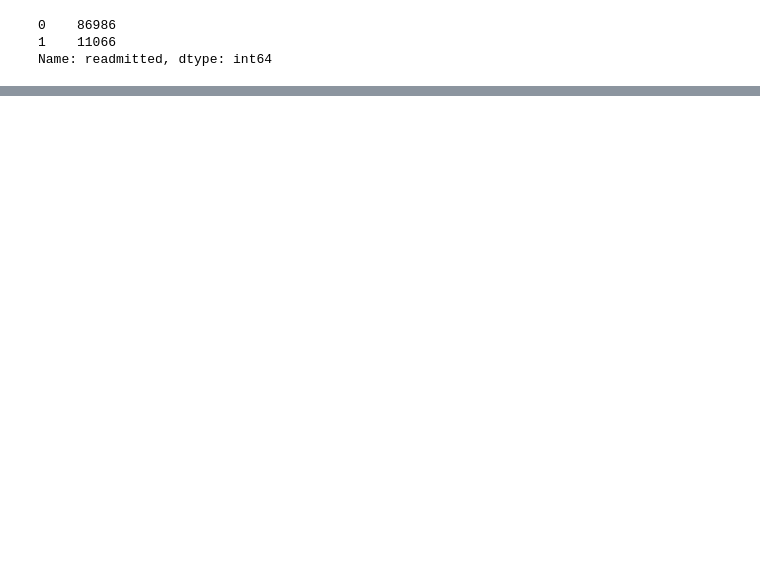
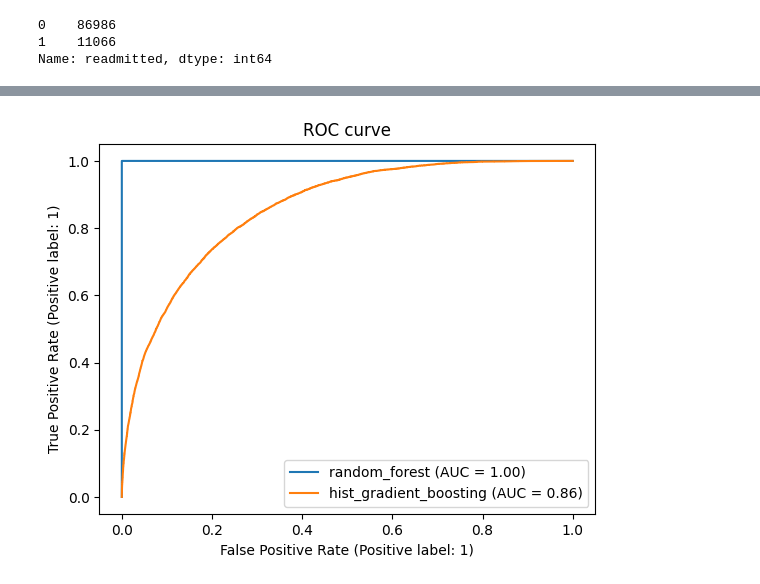
Before and after one commit to mjovanovic9999/ML, a Jupyter notebook: I/notebook/main.ipynb, the cells around one changed output, grey strips where cells are left out. Saved outputs shown, nothing was run; the diff lists cells and outputs as text; code cells hidden in the pictures; blank space fills up the shorter version.

```diff
--- a/I/notebook/main.ipynb
+++ b/I/notebook/main.ipynb
@@ -904,7 +936,7 @@ Fitting 2 folds for each of 10 candidates, totalling 20 fits
 # %%
 new=get_balanced_dataframe_oversample(dataframe_onehot_binary2,algorithm=RandomOverSampler,ratio=0.9)
-print(new["readmitted"].value_counts())
+new['readmitted'].value_counts().plot(kind='pie')
 
-scores, models=randomSearch(new, 'readmitted', search_space2, metric='accuracy')
+scores, models=randomSearch(new, 'readmitted', search_space, metric='f1')
 sc = pd.DataFrame(scores,columns=['model','best_score','best_params'])
 sc
@@ -910,0 +952,4 @@ sc
+# %%
+roc(scores,models,new)
+# %% [output]
+[figure, added]
```
Also changed, not shown: parts of 14 cells of this notebook.
